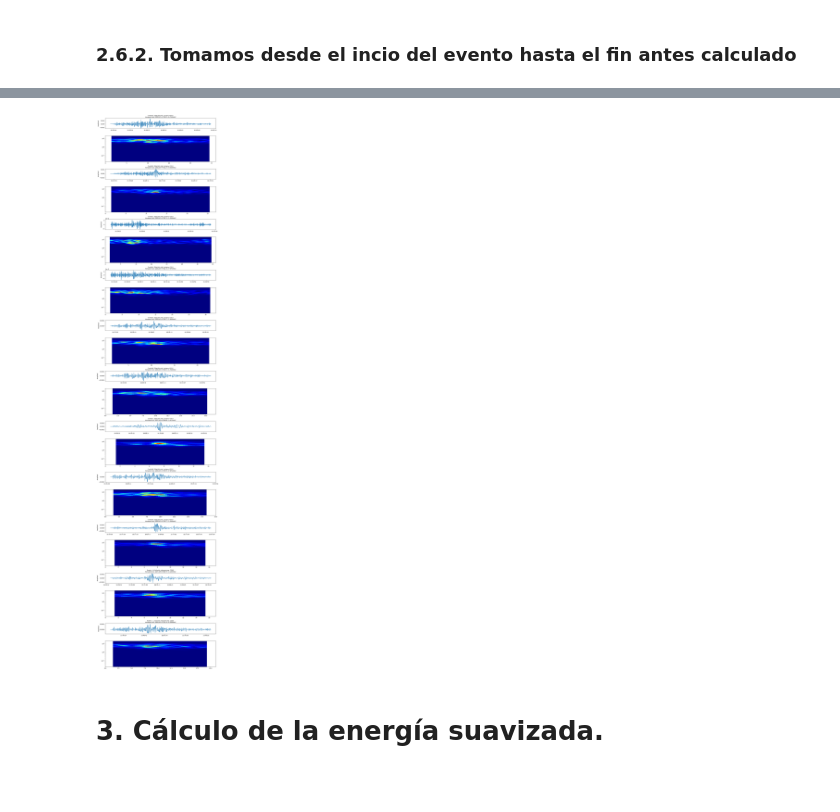
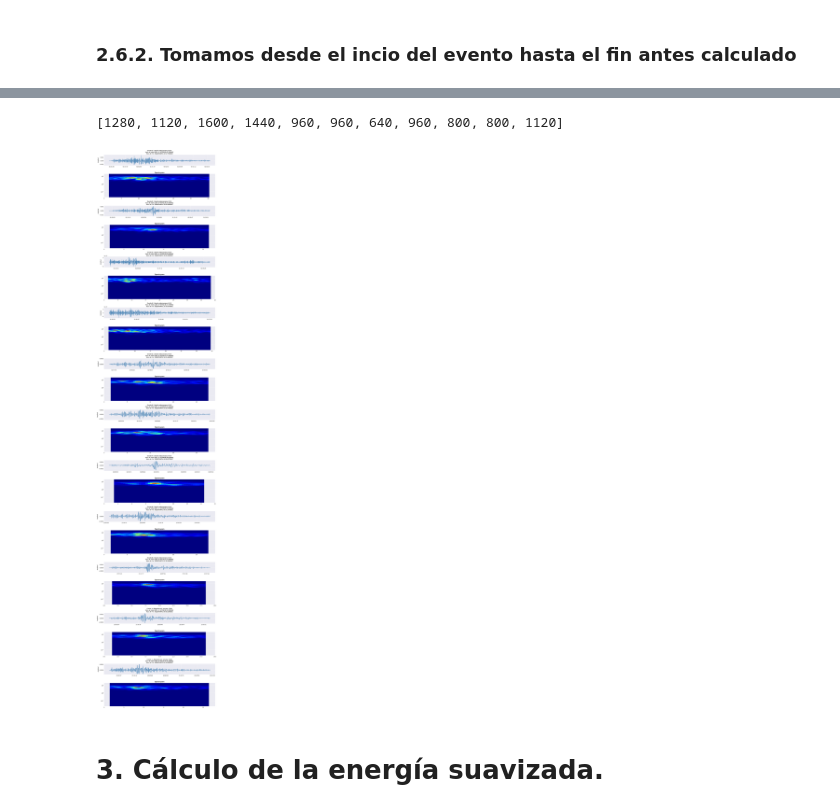
Before and after one commit to simonvidal99/Trigger, a Jupyter notebook: energy.ipynb, the cells around one changed output, grey strips where cells are left out. Cells and saved outputs as stored; diff of their text form; code cells hidden in the pictures; blank space fills up the shorter version.

Commit message:
histogramas

```diff
--- a/energy.ipynb
+++ b/energy.ipynb
@@ -320,7 +320,7 @@ closest_sts_tr
 # %% [markdown]
 Tomamos en un inicio solo los primeros 60 segundos para calcular la energía máxima, de forma contraria, considera eventos futuros como los de máxima energía, quedando la cagadita. En tiempo real esto no sería necesario
 # %%
-def signal_energy(signal, window_size = 160, sample_rate = 40, hop_lenght = 40):
+def signal_energy(signal, window_size = 160, sample_rate = 40, hop_lenght = 160):
 
     # Tomamos los primeros 60 segundos
     signal = signal[:60*sample_rate]
@@ -340,7 +340,7 @@ def signal_energy(signal, window_size = 160, sample_rate = 40, hop_lenght = 40):
 # %% [markdown]
 Ahora se toma la función anterior para calcular el termino del evento
 # %%
-def endpoint_event(signal, thr_energy = 0.03, window_size = 160, hop_lenght = 40):
+def endpoint_event(signal, thr_energy = 0.03, window_size = 160):
 
     energy = signal_energy(signal)
 
@@ -356,7 +356,7 @@ def endpoint_event(signal, thr_energy = 0.03, window_size = 160, hop_lenght = 40
     endpoint_energy = np.where(energy[peak_index_energy:] < threshold_energy)[0][0] + peak_index_energy
     ic(endpoint_energy)
 
-    return peak_index_energy, endpoint_energy*hop_lenght
+    return peak_index_energy, endpoint_energy*window_size
     #se retorna endpoint*el largo de la ventana ya que endpoint energy entrega el frame donde se bajo del 3%, entonces necesitamos esto para tenerlo en muestras
 # %%
 # Tomamos trazas que parten en el inicio de cada evento y toman todo el resto de la señal
@@ -399,10 +399,22 @@ fig, axs = plt.subplots(len(sliced_traces), 1, figsize=(15, 30), sharex=False)
 fig.subplots_adjust(hspace = 0.5)
 
 for i, traces in enumerate(sliced_traces):
+    start = mdates.date2num(traces.stats.starttime.datetime)
+    end = mdates.date2num(traces.stats.endtime.datetime)
     axs[i].plot(traces.times("matplotlib"), traces.data)
     axs[i].set_title(f'Evento {i+1}. Estación más cercana: {closest_st_names[i]} \nHora de Inicio: {traces.stats.starttime + pre_event}', size=10)
     axs[i].set_ylabel('Amplitud')
     axs[i].set_xlim([axs[i].get_xlim()[0], axs[i].get_xlim()[1]])
     axs[i].xaxis.set_major_formatter(mdates.DateFormatter('%H:%M:%S'))  # Formato de hora
 
+    # Convertir UTCDateTime a formato matplotlib
+    start= mdates.date2num(traces.stats.starttime.datetime)
+    end = mdates.date2num(traces.stats.endtime.datetime)
+
+    # Agregar una línea vertical roja en el tiempo de inicio del evento
+    axs[i].axvline(x=start, color='r')
+
+    # Agregar una línea vertical negra en el tiempo de finalización del evento
+    axs[i].axvline(x=end, color='k')
+
 plt.show()
@@ -409,24 +443,34 @@ plt.show()
+# %%
+post_event
+# %% [output]
+[1280, 1120, 1600, 1440, 960, 960, 640, 960, 800, 800, 1120]
 # %%
+# Set a professional style for the plot
+plt.style.use('seaborn-v0_8-darkgrid')
 
 fig = plt.figure(figsize=(15, 75))
-gs = gridspec.GridSpec(2*len(sliced_traces), 1, height_ratios=[1,2.5]*len(sliced_traces), width_ratios=[1])
-fig.subplots_adjust(hspace = 0.4)
+gs = gridspec.GridSpec(2*len(sliced_traces), 1, height_ratios=[1,2.2]*len(sliced_traces), width_ratios=[1])
+fig.subplots_adjust(hspace = 0.5)
 
 for i, traces in enumerate(sliced_traces):
     # Plot the signal
     ax1 = plt.subplot(gs[2*i])
-    ax1.plot(traces.times("matplotlib"), traces.data)
-    ax1.set_title(f'Evento {i+1}. Estación más cercana: {closest_st_names[i]} \nHora de Inicio: {traces.stats.starttime + pre_event}', size=10)
-    ax1.set_ylabel('Amplitud')
+    ax1.plot(traces.times("matplotlib"), traces.data, color='steelblue', linewidth=1.5)
+    ax1.set_title(f'Evento {i+1}. Estación más cercana: {closest_st_names[i]} \nHora de Inicio: {traces.stats.starttime + pre_event} \nHora de Fin: {traces.stats.starttime + post_event[i]/sample_rate}'
+                  , size=10, fontweight='bold')
+    ax1.set_ylabel('Amplitud', fontsize=10)
     ax1.xaxis.set_major_formatter(mdates.DateFormatter('%H:%M:%S'))  # Formato de hora
+    ax1.grid(True)
 
     # Plot the spectrogram
     ax2 = plt.subplot(gs[2*i+1])
     fig = traces.spectrogram(show=False, axes=ax2, log=True, title='Spectrogram', cmap=cm.jet)
+    ax2.set_title('Spectrogram', size=12, fontweight='bold')
+    ax2.grid(True)
 
 plt.show()
 # %% [output]
-[figure, old version]
+[figure, new version]
 # %% [markdown]
 # 3. Cálculo de la energía suavizada.
 # %% [markdown]
```
Also changed, not shown: parts of 11 cells of this notebook.
